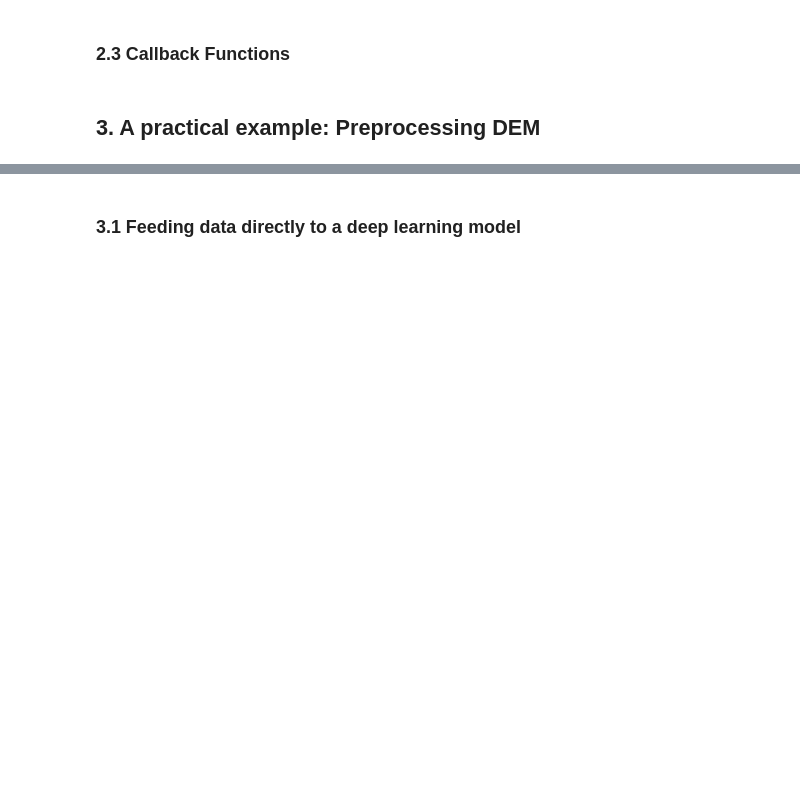
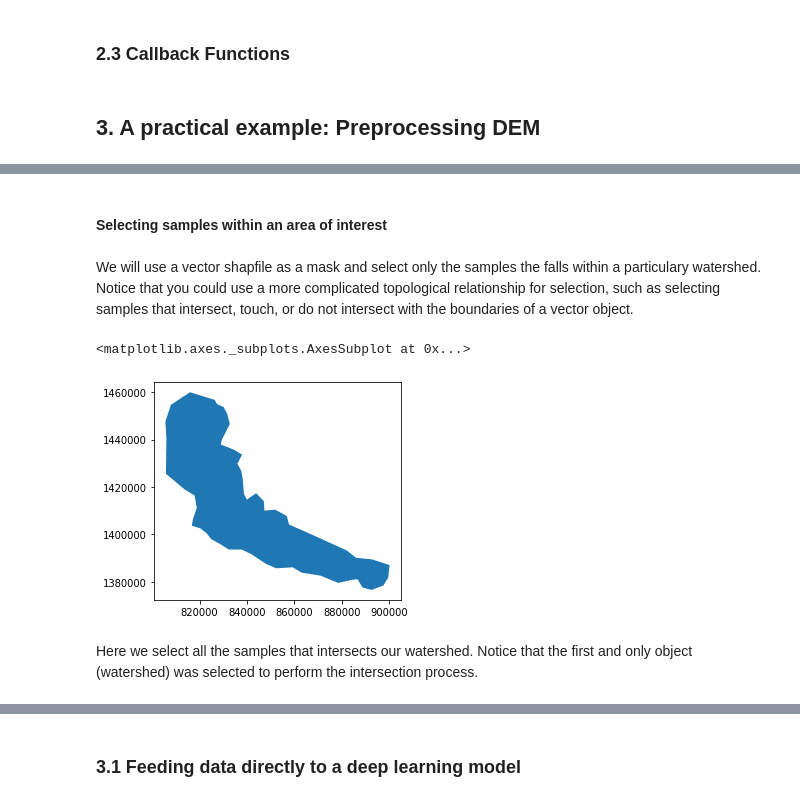
Before and after one commit to nredick/keras-spatial, a Jupyter notebook: examples/ks-preprocess-dem.ipynb, the cells around one changed output, grey strips where cells are left out. Saved outputs shown, nothing was run; the diff lists cells and outputs as text; code cells hidden in the pictures; blank space fills up the shorter version.

```diff
--- a/examples/ks-preprocess-dem.ipynb
+++ b/examples/ks-preprocess-dem.ipynb
@@ -85,0 +92,15 @@ Created 323 samples
+# %% [markdown]
+#### Selecting samples within an area of interest
+# %% [markdown]
+We will use a vector shapfile as a mask and select only the samples the falls within a particulary watershed. Notice that you could use a more complicated topological relationship for selection, such as selecting samples that intersect, touch, or do not intersect with the boundaries of a vector object.
+# %%
+#Read and plot a vector mask
+
+file = '/home/kv64/main/projects/proj_keras_spatial/data/lake_watershed/lakeb_watershed.shp'
+mask = gpd.read_file(file)
+mask.plot()
+# %% [output]
+<matplotlib.axes._subplots.AxesSubplot at 0x...>
+[figure, added]
+# %% [markdown]
+Here we select all the samples that intersects our watershed. Notice that the first and only object (watershed) was selected to perform the intersection process.
```
Also changed, not shown: parts of 26 cells of this notebook.
